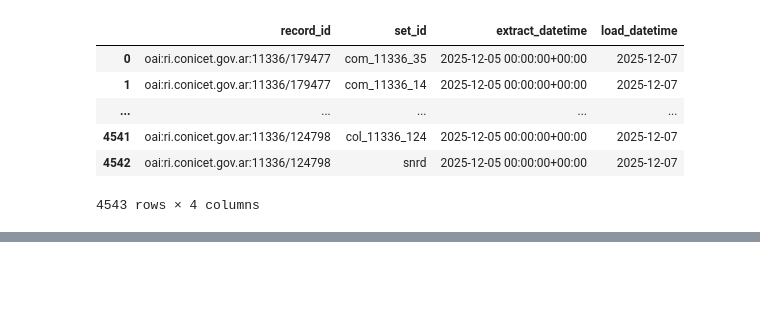
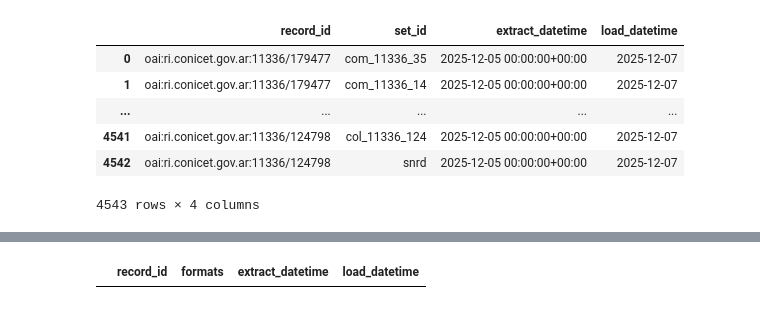
Before and after one commit to PabloDeAlbu/kedro-scholar, a Jupyter notebook: notebooks/sources/oai/02_load/oai_load_records.ipynb, the cells around one changed output, grey strips where cells are left out. Drawn from its saved outputs; the diff is of its cells as text; code cells hidden in the pictures; blank space fills up the shorter version.

```diff
--- a/notebooks/sources/oai/02_load/oai_load_records.ipynb
+++ b/notebooks/sources/oai/02_load/oai_load_records.ipynb
@@ -181,3 +196,6 @@ df_record_sets
 | 4541 | oai:ri.conicet.gov.ar:11336/124798 | col_11336_124 | 2025-12-05 00:00:00+00:00 | 2025-12-07 |
 | 4542 | oai:ri.conicet.gov.ar:11336/124798 | snrd | 2025-12-05 00:00:00+00:00 | 2025-12-07 |
 4543 rows × 4 columns
+# %%
+df_record_formats
+# %% [output]
@@ -183,0 +203 @@ df_record_sets
+|  | record_id | formats | extract_datetime | load_datetime |
```
Also changed, not shown: parts of 5 cells of this notebook, 1 other file.
